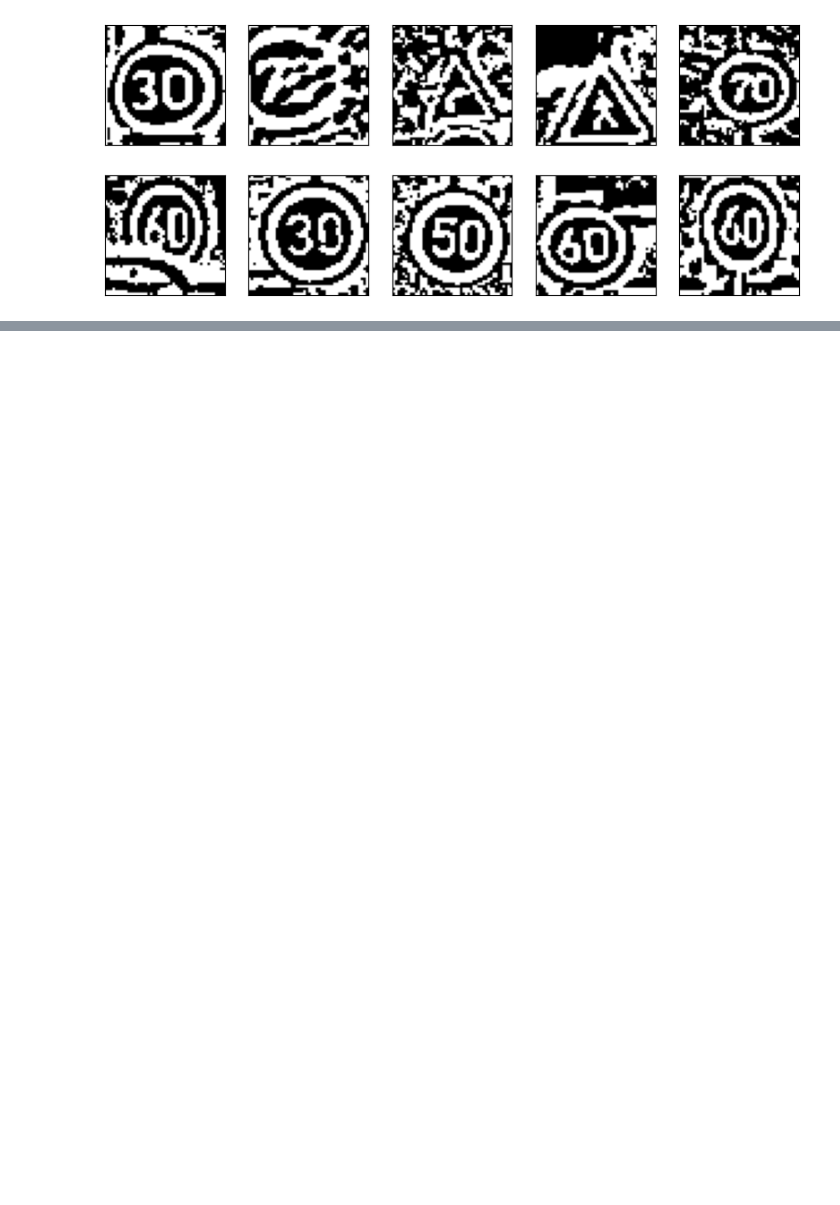
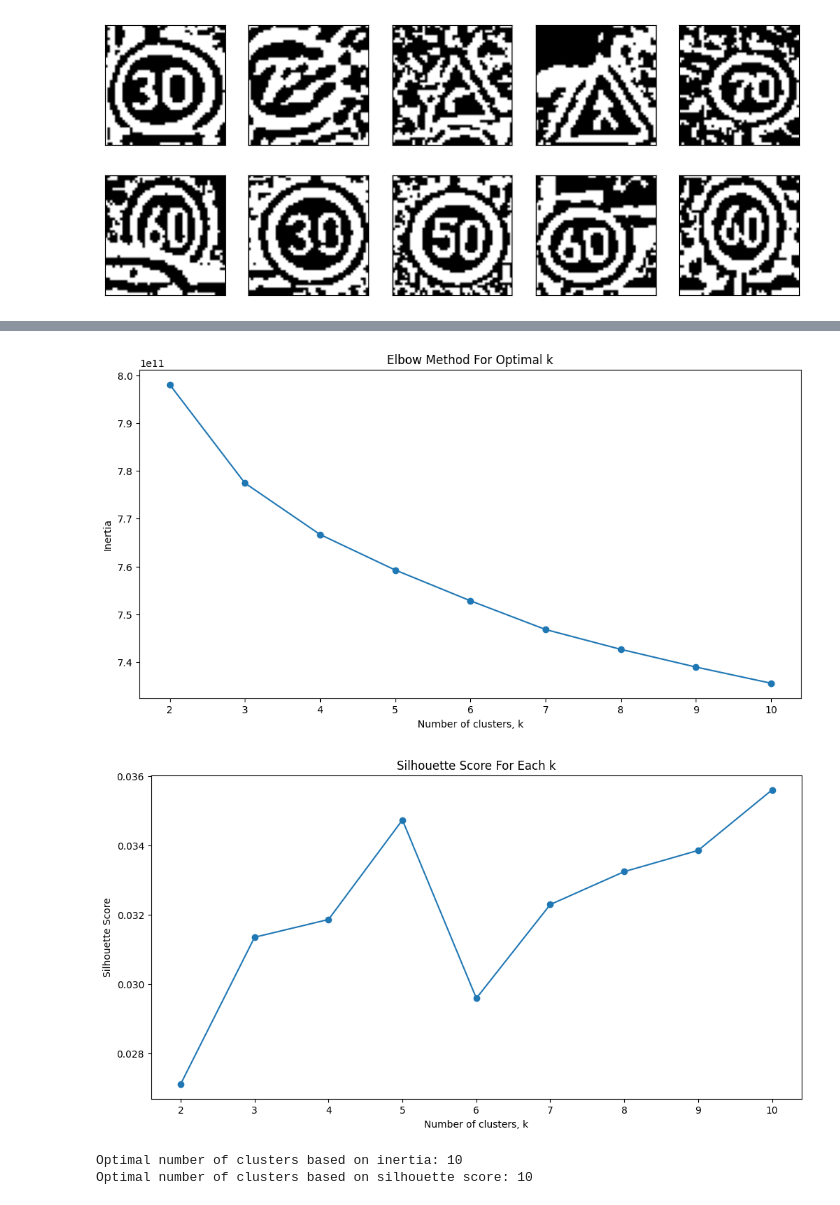
Before and after one commit to Danish3848/F20DL, a Jupyter notebook: CW/test.ipynb, the cells around one changed output, grey strips where cells are left out. Cells and saved outputs as stored; diff of their text form; code cells hidden in the pictures; blank space fills up the shorter version.

```diff
--- a/CW/test.ipynb
+++ b/CW/test.ipynb
@@ -299,0 +300,45 @@ plt.show()
+# %%
+import matplotlib.pyplot as plt
+from sklearn.cluster import KMeans
+from sklearn.metrics import silhouette_score
+
+inertias = []
+silhouette_scores = []
+K = range(2, 11)
+
+for k in K:
+    kmeans = KMeans(n_clusters=k, random_state=42)
+    kmeans.fit(X)
+    inertias.append(kmeans.inertia_)
+    # Silhouette score
+    silhouette_scores.append(silhouette_score(X, kmeans.labels_))
+
+# Plot the inertia to see the 'elbow'
+plt.figure(figsize=(12, 6))
+plt.plot(K, inertias, '-o')
+plt.title('Elbow Method For Optimal k')
+plt.xlabel('Number of clusters, k')
+plt.ylabel('Inertia')
+plt.xticks(K)
+plt.show()
+
+# Plot the silhouette scores
+plt.figure(figsize=(12, 6))
+plt.plot(K, silhouette_scores, '-o')
+plt.title('Silhouette Score For Each k')
+plt.xlabel('Number of clusters, k')
+plt.ylabel('Silhouette Score')
+plt.xticks(K)
+plt.show()
+
+# Choose the best number of clusters based on the elbow point and highest silhouette score
+optimal_k_inertia = inertias.index(min(inertias)) + 2  # +2 because our range starts from 2
+optimal_k_silhouette = silhouette_scores.index(max(silhouette_scores)) + 2  # +2 because our range starts from 2
+
+print(f"Optimal number of clusters based on inertia: {optimal_k_inertia}")
+print(f"Optimal number of clusters based on silhouette score: {optimal_k_silhouette}")
+# %% [output]
+[figure, added]
+[figure, added]
+Optimal number of clusters based on inertia: 10
+Optimal number of clusters based on silhouette score: 10
```
Also changed, not shown: parts of 8 cells of this notebook.
